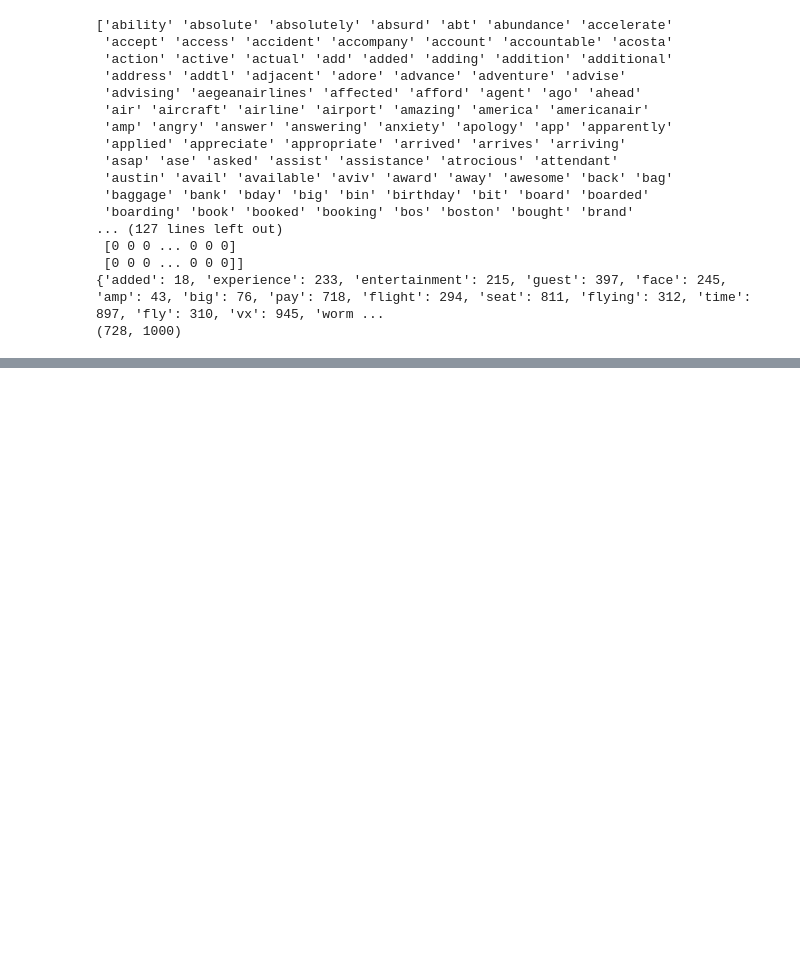
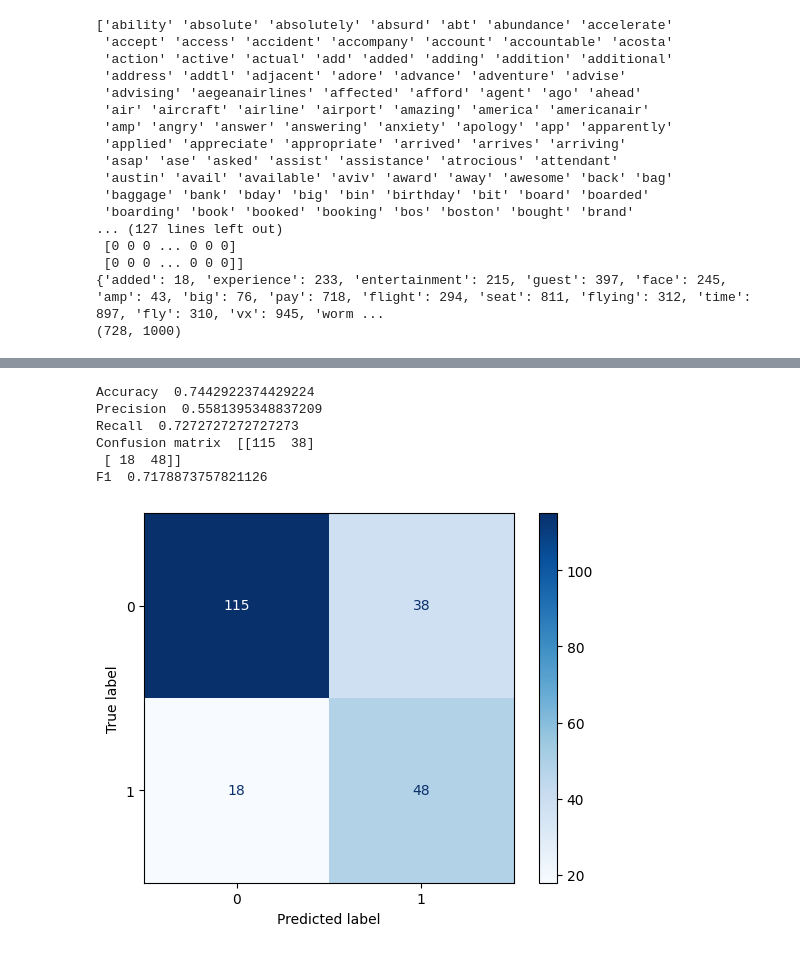
Before and after one commit to aliifam/ppd, a Jupyter notebook: ppd/pekan11/1.ipynb, the cells around one changed output, grey strips where cells are left out. Saved outputs shown, nothing was run; the diff lists cells and outputs as text; code cells hidden in the pictures; blank space fills up the shorter version.

```diff
--- a/ppd/pekan11/1.ipynb
+++ b/ppd/pekan11/1.ipynb
@@ -243,0 +388,44 @@ from
+# %%
+# decision tree + bow
+from sklearn.model_selection import train_test_split
+from sklearn.preprocessing import LabelEncoder
+from sklearn.metrics import accuracy_score
+from sklearn.metrics import precision_score
+from sklearn.metrics import recall_score
+from sklearn.metrics import confusion_matrix
+from imblearn.metrics import sensitivity_specificity_support
+from sklearn.preprocessing import MinMaxScaler
+from sklearn.tree import DecisionTreeClassifier
+# get X and y
+df_X = x_input_bow
+df_y = df_resize['airline_sentiment']
+#hold out, dibagi menjadi training dan testing set
+X_train, X_test, y_train, y_test = train_test_split(df_X, df_y, test_size=0.3, random_state=42)
+#label encoding for y
+le = LabelEncoder()
+le.fit(y_train)
+y_train=le.transform(y_train)
+y_test=le.fit_transform(y_test)
+#mulai learning
+model=DecisionTreeClassifier()
+model.fit(X_train, y_train)
+y_pred = model.predict(X_test)
+print('Accuracy ',accuracy_score(y_test, y_pred))
+print('Precision ',precision_score(y_test, y_pred))
+print('Recall ',recall_score(y_test, y_pred))
+print('Confusion matrix ', confusion_matrix(y_test, y_pred))
+# plot_confusion_matrix(model, X_test, y_test, cmap=plt.cm.Blues)
+cm = confusion_matrix(y_test, y_pred)
+disp = ConfusionMatrixDisplay(confusion_matrix=cm, display_labels=np.unique(y_test))
+# plt.show()
+disp.plot(cmap=plt.cm.Blues)
+from sklearn.metrics import f1_score
+print('F1 ',f1_score(y_test, y_pred, average='macro'))
+# %% [output]
+Accuracy  0.7442922374429224
+Precision  0.5581395348837209
+Recall  0.7272727272727273
+Confusion matrix  [[115  38]
+ [ 18  48]]
+F1  0.7178873757821126
+[figure, added]
```
Also changed, not shown: parts of 12 cells of this notebook, 1 other file.
